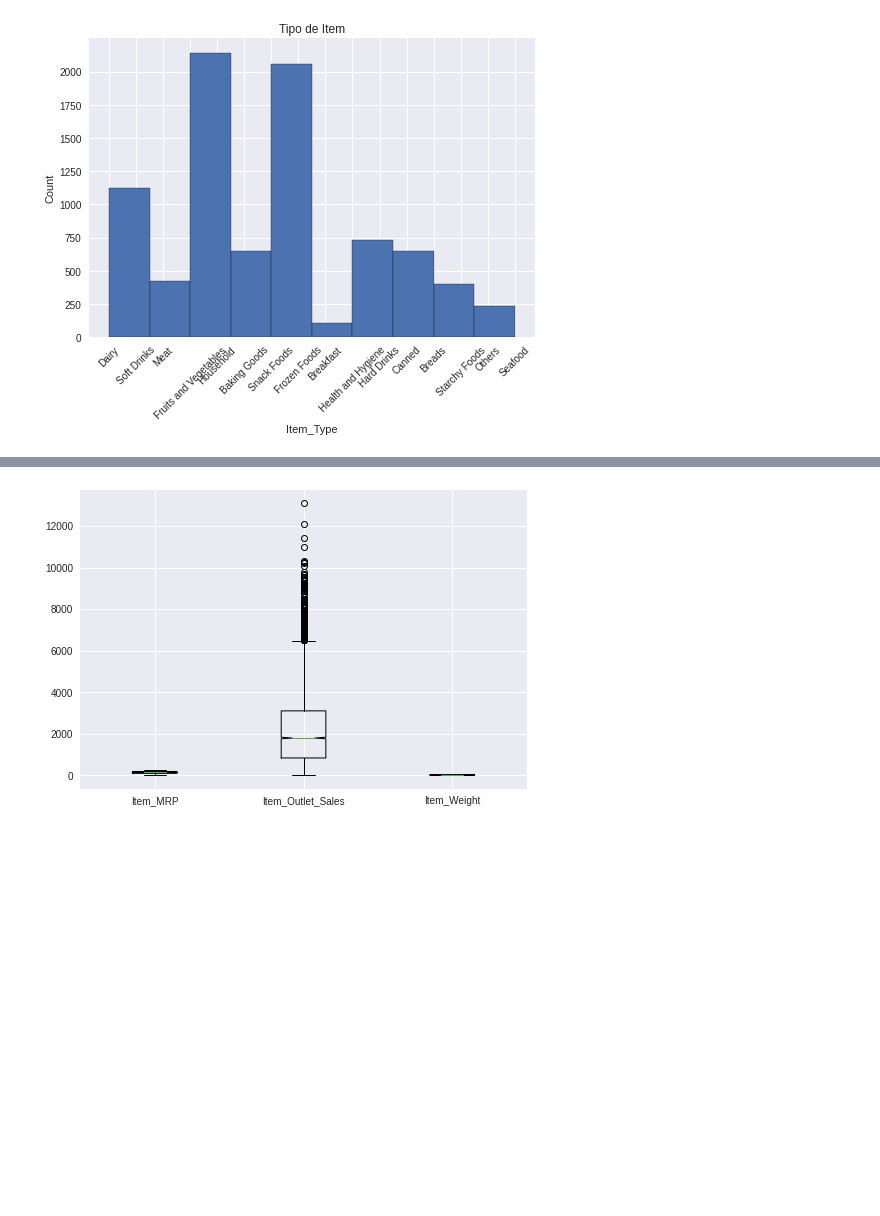
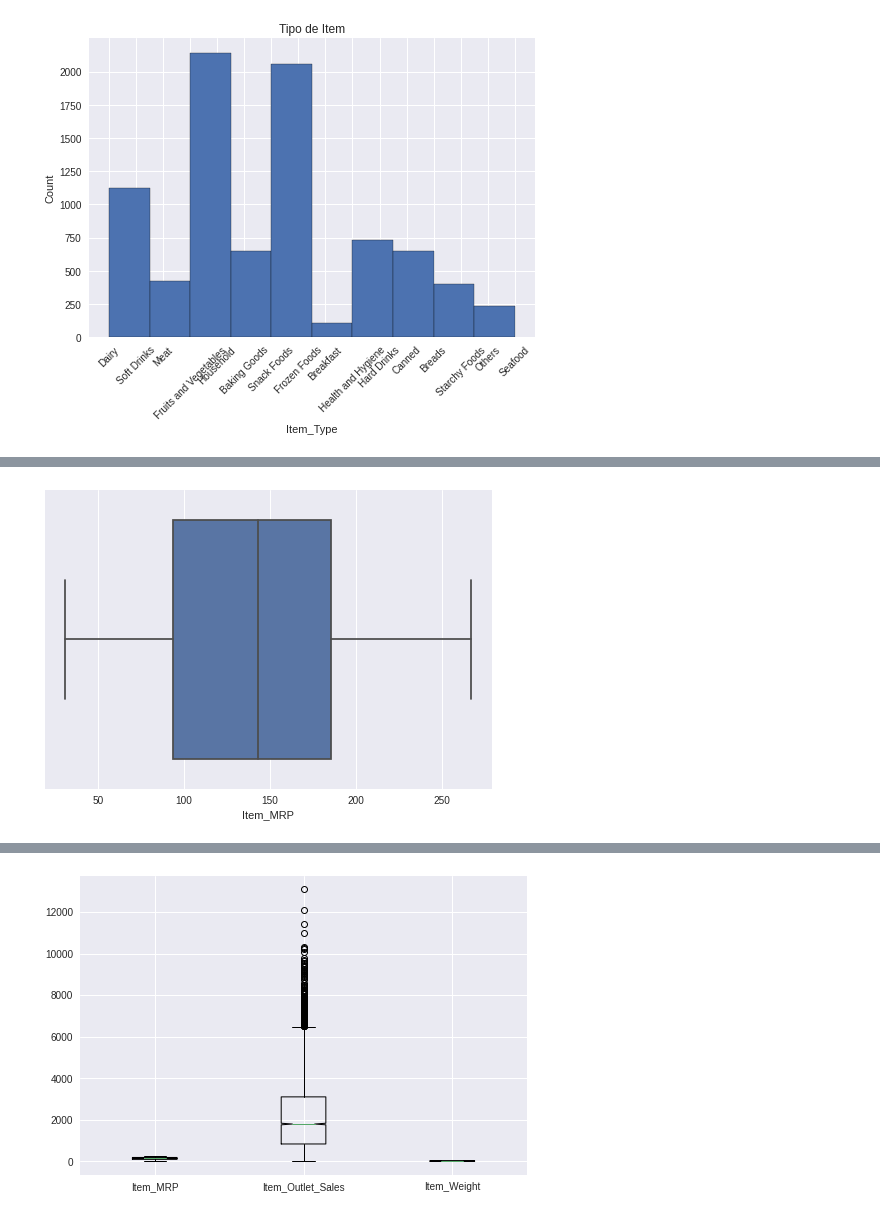
Before and after one commit to carlos-jaramillo/sales_forecast, a Jupyter notebook: sales_forecast.ipynb, the cells around one changed output, grey strips where cells are left out. Saved outputs shown, nothing was run; the diff lists cells and outputs as text; code cells hidden in the pictures; blank space fills up the shorter version.

```diff
--- a/sales_forecast.ipynb
+++ b/sales_forecast.ipynb
@@ -273,0 +289,6 @@ df["Item_Type"].hist(edgecolor="black");
+# %%
+#Item_MRP
+sns.boxplot(x=df["Item_MRP"])
+plt.show()
+# %% [output]
+[figure, added]
```
Also changed, not shown: parts of 10 cells of this notebook.
